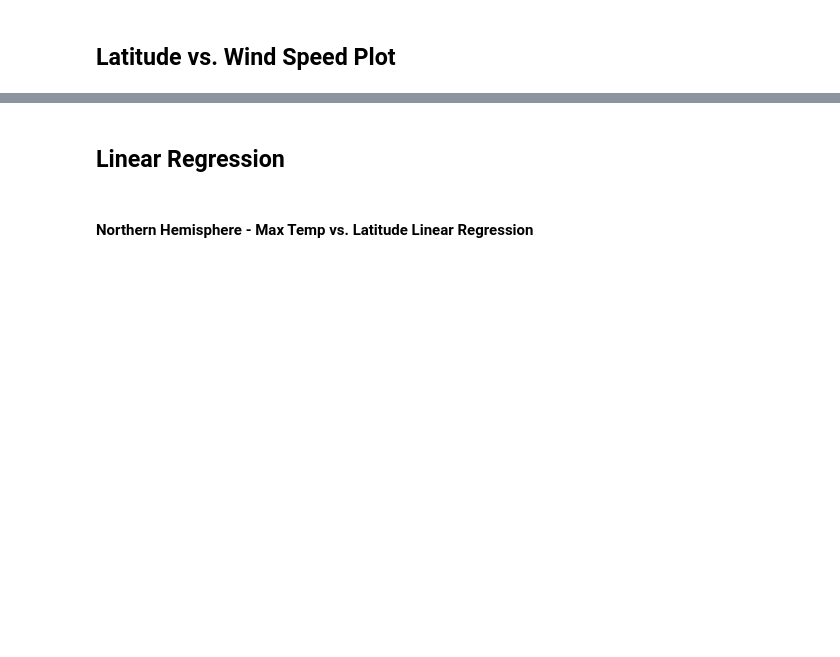
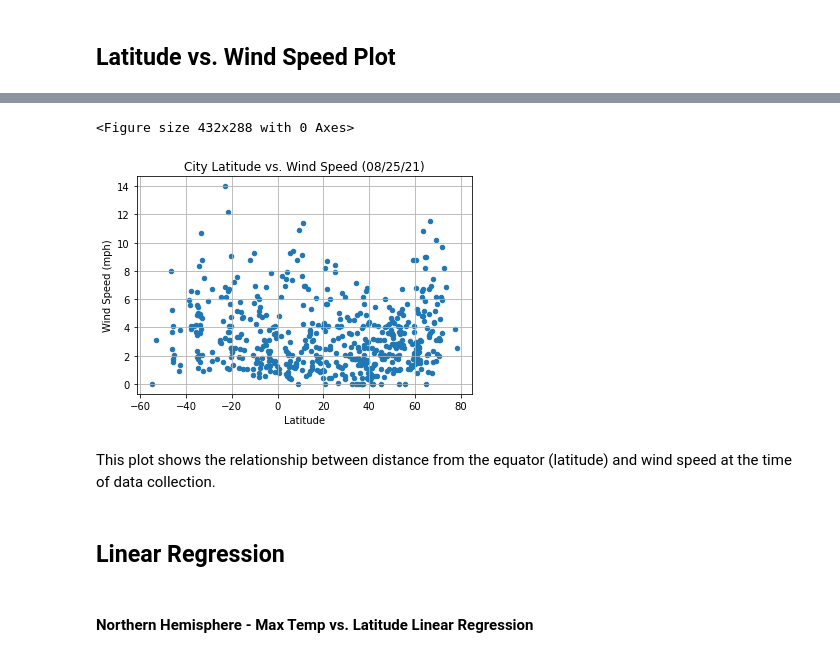
Before and after one commit to kellnergp/Weather-API-Mapping, a Jupyter notebook: WeatherPy/WeatherPy.ipynb, the cells around one changed output, grey strips where cells are left out. Cells and saved outputs as stored; diff of their text form; code cells hidden in the pictures; blank space fills up the shorter version.

```diff
--- a/WeatherPy/WeatherPy.ipynb
+++ b/WeatherPy/WeatherPy.ipynb
@@ -259,3 +306,21 @@ Int64Index([], dtype='int64')
+# %%
+# etablish plot figure
+plt.figure()
+
+# Use pandas plot function to generate scatter plot with proper labeling
+cities_df.plot.scatter(x='Lat', y='Wind Speed', xlabel='Latitude', ylabel='Wind Speed (mph)',
+                       title='City Latitude vs. Wind Speed (08/25/21)')
+
+# add gridlines
+plt.grid()
+
+# save figure to .png image
+plt.savefig('output_data/Fig4.png')
+# %% [output]
+<Figure size 432x288 with 0 Axes>
+[figure, added]
+# %% [markdown]
+This plot shows the relationship between distance from the equator (latitude) and wind speed at the time of data collection.
 # %% [markdown]
 ## Linear Regression
 # %% [markdown]
```
Also changed, not shown: parts of 11 cells of this notebook, 5 other files.
